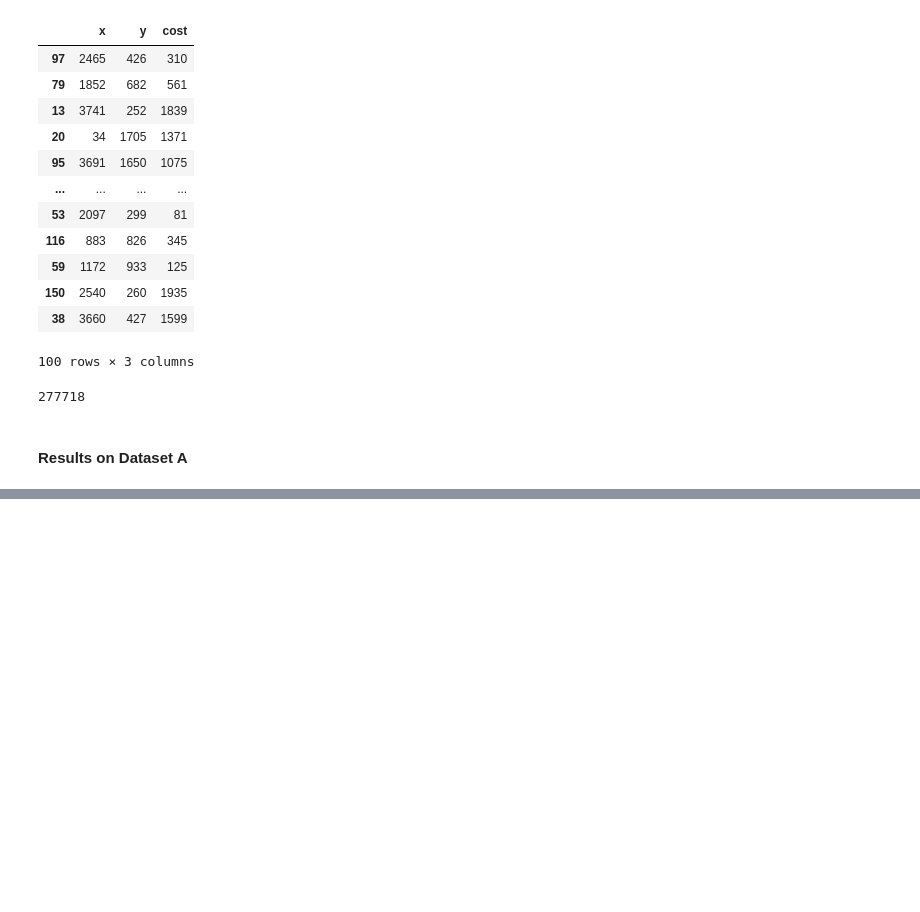
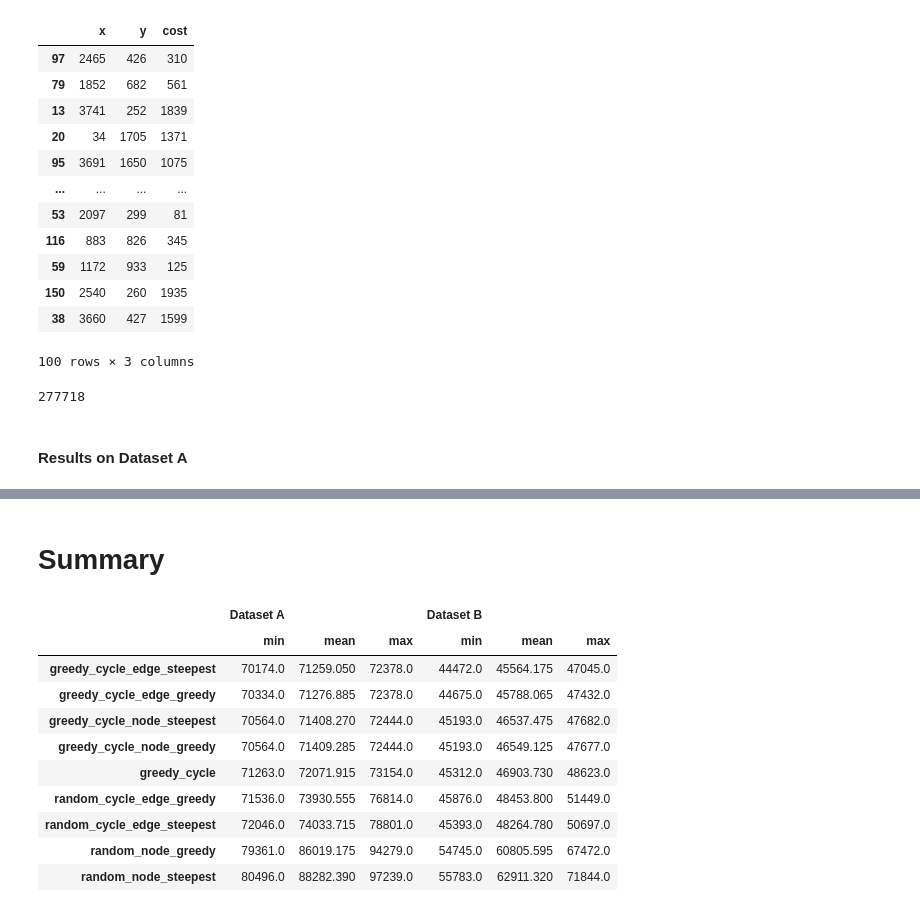
Before and after one commit to TheodorePtr/put-evolutionary-computations, a Jupyter notebook: notebooks/03-local-search.ipynb, the cells around one changed output, grey strips where cells are left out. Saved outputs shown, nothing was run; the diff lists cells and outputs as text; code cells hidden in the pictures; blank space fills up the shorter version.

```diff
--- a/notebooks/03-local-search.ipynb
+++ b/notebooks/03-local-search.ipynb
@@ -449,0 +446,50 @@ perform_experiment(
+# %% [markdown]
+# Summary
+# %%
+a_res = pd.DataFrame(
+    {
+        "greedy_cycle": [71263, 72071.915, 73154],
+        "greedy_cycle_node_greedy": [70564, 71409.285, 72444],
+        "greedy_cycle_node_steepest": [70564, 71408.27, 72444],
+        "greedy_cycle_edge_greedy": [70334, 71276.885, 72378],
+        "greedy_cycle_edge_steepest": [70174, 71259.05, 72378],
+        "random_node_greedy": [79361, 86019.175, 94279],
+        "random_node_steepest": [80496, 88282.39, 97239],
+        "random_cycle_edge_greedy": [71536, 73930.555, 76814],
+        "random_cycle_edge_steepest": [72046, 74033.715, 78801],
+    },
+    index=pd.MultiIndex.from_tuples(
+        [("Dataset A", "min"), ("Dataset A", "mean"), ("Dataset A", "max")]
+    ),
+).T
+
+b_res = pd.DataFrame(
+    {
+        "greedy_cycle": [45312, 46903.73, 48623],
+        "greedy_cycle_node_greedy": [45193, 46549.125, 47677],
+        "greedy_cycle_node_steepest": [45193, 46537.475, 47682],
+        "greedy_cycle_edge_greedy": [44675, 45788.065, 47432],
+        "greedy_cycle_edge_steepest": [44472, 45564.175, 47045],
+        "random_node_greedy": [54745, 60805.595, 67472],
+        "random_node_steepest": [55783, 62911.32, 71844],
+        "random_cycle_edge_greedy": [45876, 48453.8, 51449],
+        "random_cycle_edge_steepest": [45393, 48264.78, 50697],
+    },
+    index=pd.MultiIndex.from_tuples(
+        [("Dataset B", "min"), ("Dataset B", "mean"), ("Dataset B", "max")]
+    ),
+).T
+
+a_res.join(b_res).sort_values(by=("Dataset A", "mean"))
+# %% [output]
+|  | Dataset A |  |  | Dataset B |  |  |
+|  | min | mean | max | min | mean | max |
+| greedy_cycle_edge_steepest | 70174.0 | 71259.050 | 72378.0 | 44472.0 | 45564.175 | 47045.0 |
+| greedy_cycle_edge_greedy | 70334.0 | 71276.885 | 72378.0 | 44675.0 | 45788.065 | 47432.0 |
+| greedy_cycle_node_steepest | 70564.0 | 71408.270 | 72444.0 | 45193.0 | 46537.475 | 47682.0 |
+| greedy_cycle_node_greedy | 70564.0 | 71409.285 | 72444.0 | 45193.0 | 46549.125 | 47677.0 |
+| greedy_cycle | 71263.0 | 72071.915 | 73154.0 | 45312.0 | 46903.730 | 48623.0 |
+| random_cycle_edge_greedy | 71536.0 | 73930.555 | 76814.0 | 45876.0 | 48453.800 | 51449.0 |
+| random_cycle_edge_steepest | 72046.0 | 74033.715 | 78801.0 | 45393.0 | 48264.780 | 50697.0 |
+| random_node_greedy | 79361.0 | 86019.175 | 94279.0 | 54745.0 | 60805.595 | 67472.0 |
+| random_node_steepest | 80496.0 | 88282.390 | 97239.0 | 55783.0 | 62911.320 | 71844.0 |
```
Also changed, not shown: parts of 11 cells of this notebook, 1 other file.
